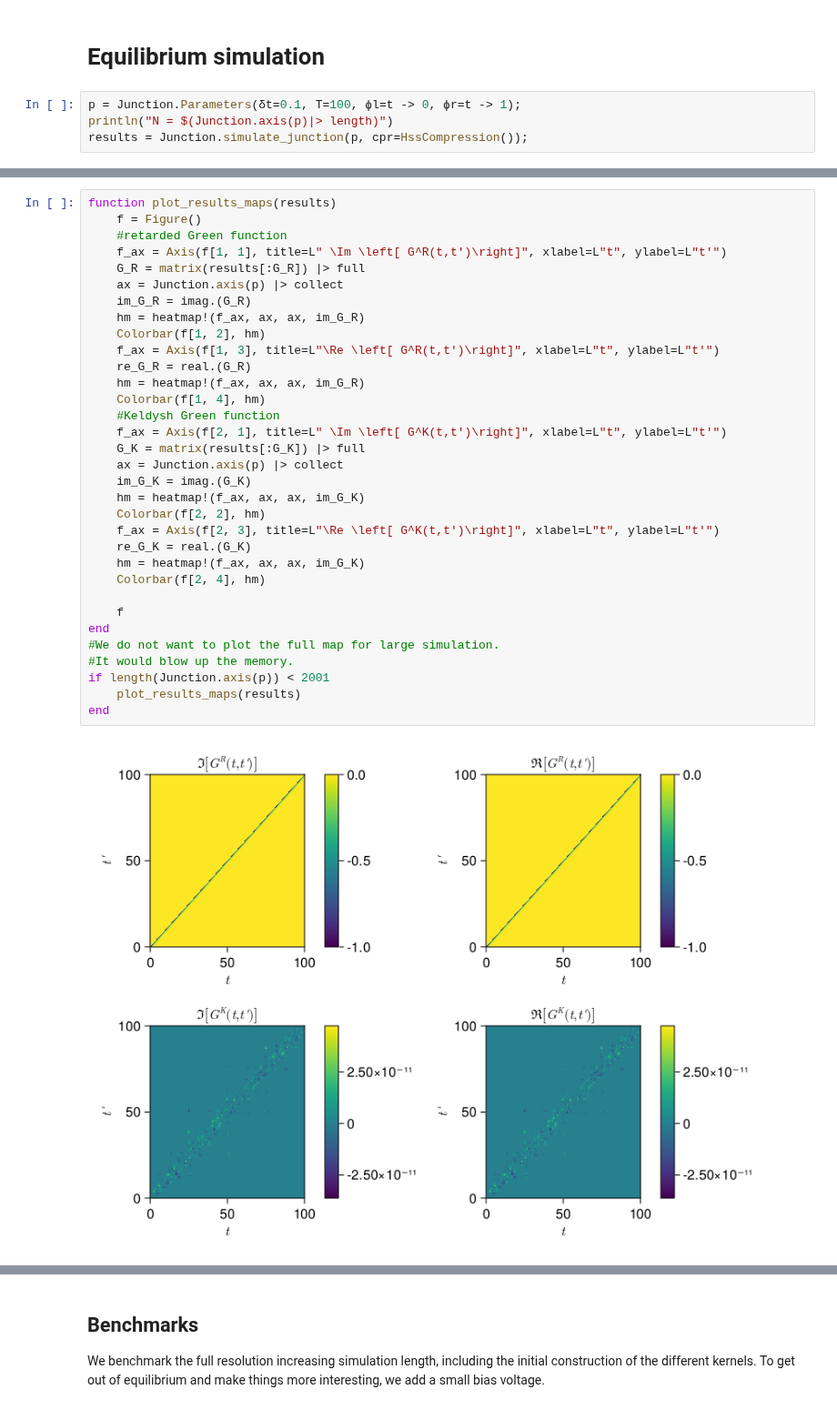
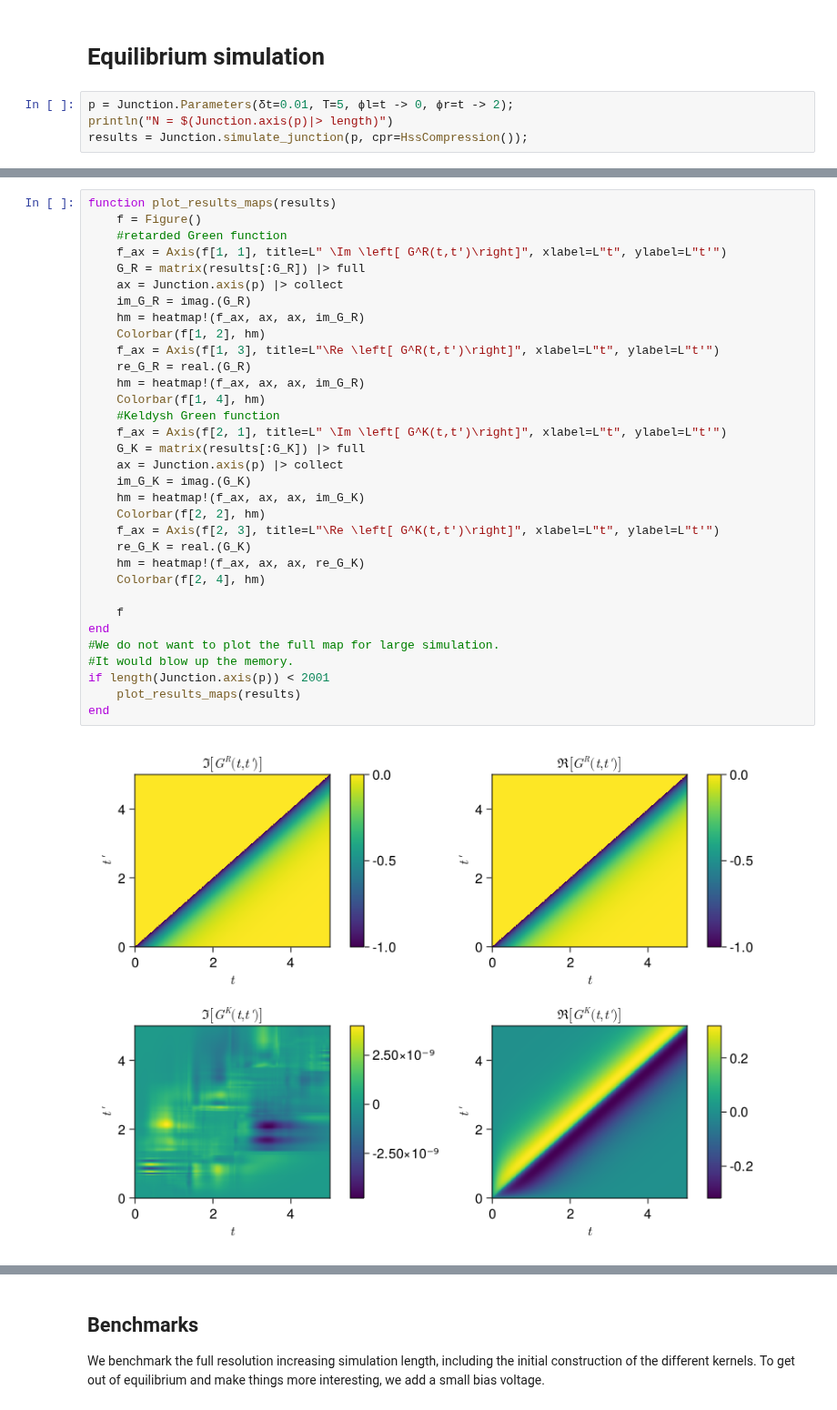
Before and after one commit to BaptisteLamic/NonEquilibriumGreenFunction.jl, a Jupyter notebook: examples/MQDM_junction.ipynb, the cells around one changed output, grey strips where cells are left out. Shown at 91% size. Cells and saved outputs as stored; diff of their text form.

```diff
--- a/examples/MQDM_junction.ipynb
+++ b/examples/MQDM_junction.ipynb
@@ -68,7 +68,7 @@ Main.Junction
 # %% [markdown]
 # Equilibrium simulation
 # %%
-p = Junction.Parameters(δt=0.1, T=100, ϕl=t -> 0, ϕr=t -> 1);
+p = Junction.Parameters(δt=0.01, T=5, ϕl=t -> 0, ϕr=t -> 2);
 println("N = $(Junction.axis(p)|> length)")
 results = Junction.simulate_junction(p, cpr=HssCompression());
 # %% [output]
@@ -79,32 +79,32 @@ function plot_results_maps(results)
     #retarded Green function
     f_ax = Axis(f[1, 1], title=L" \Im \left[ G^R(t,t')\right]", xlabel=L"t", ylabel=L"t'")
     G_R = matrix(results[:G_R]) |> full
     ax = Junction.axis(p) |> collect
     im_G_R = imag.(G_R)
     hm = heatmap!(f_ax, ax, ax, im_G_R)
     Colorbar(f[1, 2], hm)
     f_ax = Axis(f[1, 3], title=L"\Re \left[ G^R(t,t')\right]", xlabel=L"t", ylabel=L"t'")
     re_G_R = real.(G_R)
     hm = heatmap!(f_ax, ax, ax, im_G_R)
     Colorbar(f[1, 4], hm)
     #Keldysh Green function
     f_ax = Axis(f[2, 1], title=L" \Im \left[ G^K(t,t')\right]", xlabel=L"t", ylabel=L"t'")
     G_K = matrix(results[:G_K]) |> full
     ax = Junction.axis(p) |> collect
     im_G_K = imag.(G_K)
     hm = heatmap!(f_ax, ax, ax, im_G_K)
     Colorbar(f[2, 2], hm)
     f_ax = Axis(f[2, 3], title=L"\Re \left[ G^K(t,t')\right]", xlabel=L"t", ylabel=L"t'")
     re_G_K = real.(G_K)
-    hm = heatmap!(f_ax, ax, ax, im_G_K)
+    hm = heatmap!(f_ax, ax, ax, re_G_K)
     Colorbar(f[2, 4], hm)
 
     f
 end
 #We do not want to plot the full map for large simulation.
 #It would blow up the memory.
 if length(Junction.axis(p)) < 2001
     plot_results_maps(results)
 end
 # %% [output]
-[figure, old version]
+[figure, new version]
```
Also changed, not shown: parts of 3 cells of this notebook, 3 other files.
